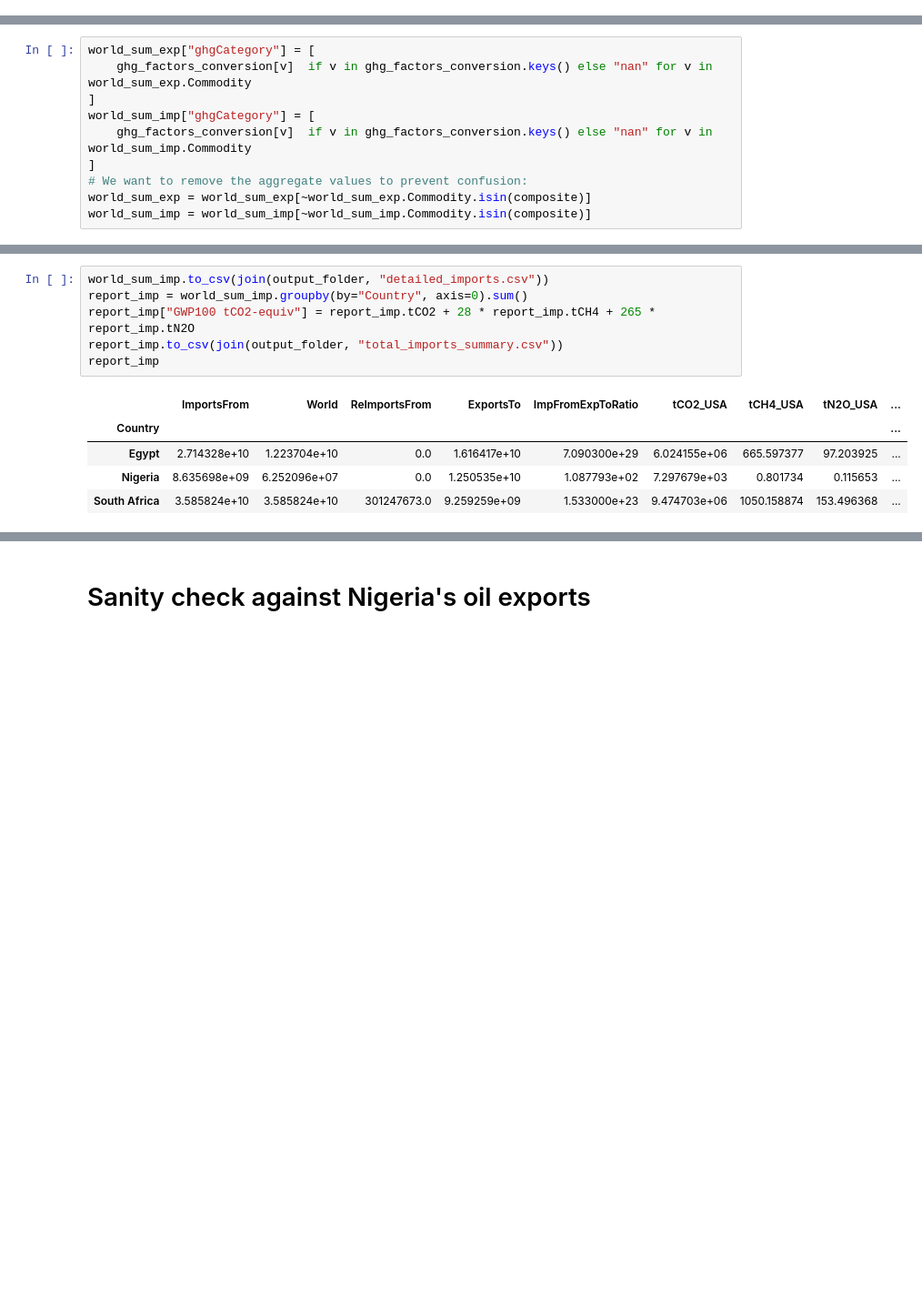
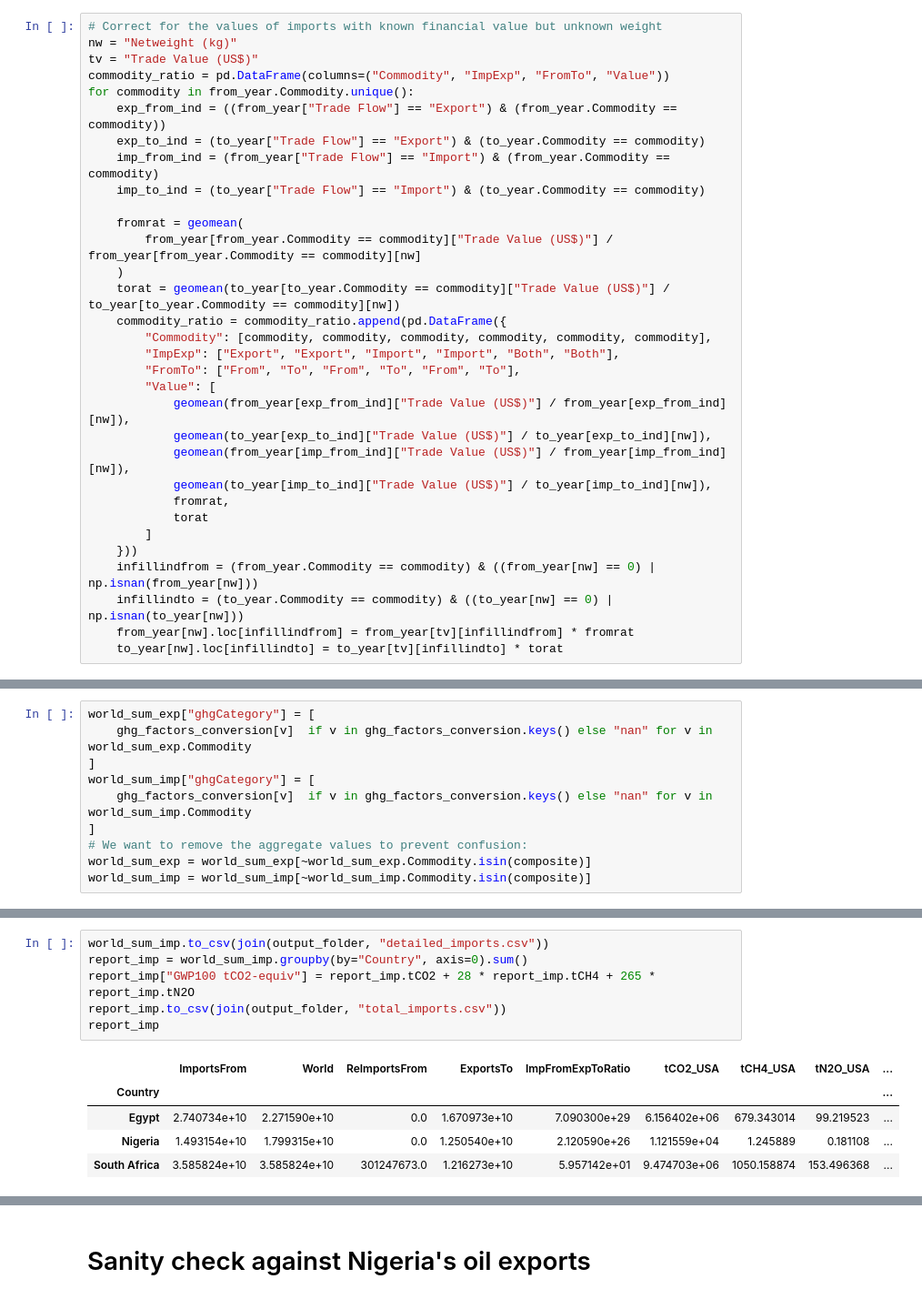
Before and after one commit to Rlamboll/EmissionsTradeAnalysis, a Jupyter notebook: FossilFuelImportsAndExports.ipynb, the cells around one changed output, grey strips where cells are left out. Shown at 91% size. Cells and saved outputs as stored; diff of their text form; blank space fills up the shorter version.

Commit message:
Infill missing data, passes sanity checks

```diff
--- a/FossilFuelImportsAndExports.ipynb
+++ b/FossilFuelImportsAndExports.ipynb
@@ -69,0 +221,32 @@ plastic_report
+# %%
+# Correct for the values of imports with known financial value but unknown weight
+nw = "Netweight (kg)"
+tv = "Trade Value (US$)"
+commodity_ratio = pd.DataFrame(columns=("Commodity", "ImpExp", "FromTo", "Value"))
+for commodity in from_year.Commodity.unique():
+    exp_from_ind = ((from_year["Trade Flow"] == "Export") & (from_year.Commodity == commodity))
+    exp_to_ind = (to_year["Trade Flow"] == "Export") & (to_year.Commodity == commodity)
+    imp_from_ind = (from_year["Trade Flow"] == "Import") & (from_year.Commodity == commodity)
+    imp_to_ind = (to_year["Trade Flow"] == "Import") & (to_year.Commodity == commodity)
+
+    fromrat = geomean(
+        from_year[from_year.Commodity == commodity]["Trade Value (US$)"] / from_year[from_year.Commodity == commodity][nw]
+    )
+    torat = geomean(to_year[to_year.Commodity == commodity]["Trade Value (US$)"] / to_year[to_year.Commodity == commodity][nw])
+    commodity_ratio = commodity_ratio.append(pd.DataFrame({
+        "Commodity": [commodity, commodity, commodity, commodity, commodity, commodity],
+        "ImpExp": ["Export", "Export", "Import", "Import", "Both", "Both"],
+        "FromTo": ["From", "To", "From", "To", "From", "To"],
+        "Value": [
+            geomean(from_year[exp_from_ind]["Trade Value (US$)"] / from_year[exp_from_ind][nw]),
+            geomean(to_year[exp_to_ind]["Trade Value (US$)"] / to_year[exp_to_ind][nw]),
+            geomean(from_year[imp_from_ind]["Trade Value (US$)"] / from_year[imp_from_ind][nw]),
+            geomean(to_year[imp_to_ind]["Trade Value (US$)"] / to_year[imp_to_ind][nw]),
+            fromrat,
+            torat
+        ]
+    }))
+    infillindfrom = (from_year.Commodity == commodity) & ((from_year[nw] == 0) | np.isnan(from_year[nw]))
+    infillindto = (to_year.Commodity == commodity) & ((to_year[nw] == 0) | np.isnan(to_year[nw]))
+    from_year[nw].loc[infillindfrom] = from_year[tv][infillindfrom] * fromrat
+    to_year[nw].loc[infillindto] = to_year[tv][infillindto] * torat
@@ -437,15 +685,15 @@ report_exp
 # %%
 world_sum_imp.to_csv(join(output_folder, "detailed_imports.csv"))
 report_imp = world_sum_imp.groupby(by="Country", axis=0).sum()
 report_imp["GWP100 tCO2-equiv"] = report_imp.tCO2 + 28 * report_imp.tCH4 + 265 * report_imp.tN2O
-report_imp.to_csv(join(output_folder, "total_imports_summary.csv"))
+report_imp.to_csv(join(output_folder, "total_imports.csv"))
 report_imp
 # %% [output]
 |  | ImportsFrom | World | ReImportsFrom | ExportsTo | ImpFromExpToRatio | tCO2_USA | tCH4_USA | tN2O_USA | ... |
 | Country |  |  |  |  |  |  |  |  | ... |
-| Egypt | 2.714328e+10 | 1.223704e+10 | 0.0 | 1.616417e+10 | 7.090300e+29 | 6.024155e+06 | 665.597377 | 97.203925 | ... |
-| Nigeria | 8.635698e+09 | 6.252096e+07 | 0.0 | 1.250535e+10 | 1.087793e+02 | 7.297679e+03 | 0.801734 | 0.115653 | ... |
-| South Africa | 3.585824e+10 | 3.585824e+10 | 301247673.0 | 9.259259e+09 | 1.533000e+23 | 9.474703e+06 | 1050.158874 | 153.496368 | ... |
+| Egypt | 2.740734e+10 | 2.271590e+10 | 0.0 | 1.670973e+10 | 7.090300e+29 | 6.156402e+06 | 679.343014 | 99.219523 | ... |
+| Nigeria | 1.493154e+10 | 1.799315e+10 | 0.0 | 1.250540e+10 | 2.120590e+26 | 1.121559e+04 | 1.245889 | 0.181108 | ... |
+| South Africa | 3.585824e+10 | 3.585824e+10 | 301247673.0 | 1.216273e+10 | 5.957142e+01 | 9.474703e+06 | 1050.158874 | 153.496368 | ... |
 # %%
 report_net_exp = report_exp - report_imp
 report_net_exp = report_net_exp[["GWP100 tCO2-equiv", "tCO2", "tCH4", "tN2O"]]
```
Also changed, not shown: parts of 48 cells of this notebook, 6 other files.
